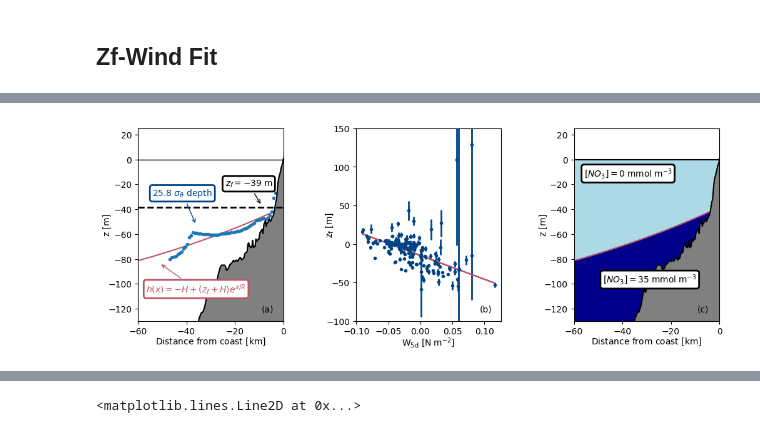
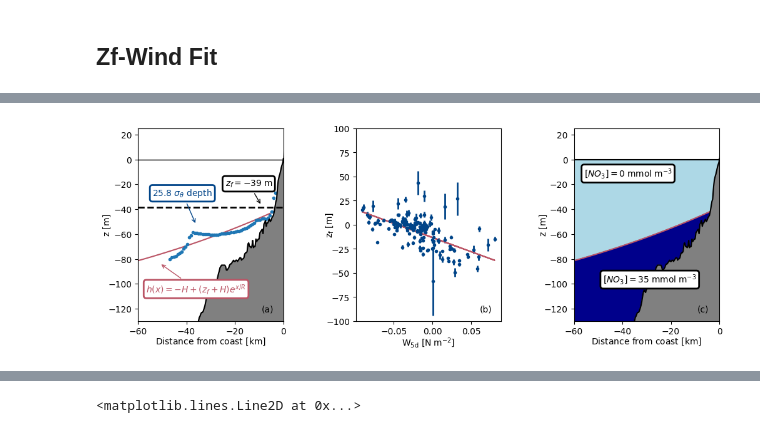
Before and after one commit to andrew-s28/shelf-nitrate-response-to-upwelling, a Jupyter notebook: notebooks/empirical_nitrate_model.ipynb, the cells around one changed output, grey strips where cells are left out. Drawn from its saved outputs; the diff is of its cells as text; code cells hidden in the pictures.

```diff
--- a/notebooks/empirical_nitrate_model.ipynb
+++ b/notebooks/empirical_nitrate_model.ipynb
@@ -469,11 +515,12 @@ Text(0.07, 0.63, '25.8 $\\sigma_{\\theta}$ Gridded\nTransect Data')
 wind_use = "w5d"
 wind_al_nhl, nhl_al_wind = xr.align(wind, nhl_grid)
 m = dt2cal(nhl_al_wind["time"].values).T[1]
-mask = (~np.isnan(nhl_al_wind.Zf)) & (~np.isnan(wind_al_nhl[wind_use]))
+mask = ((m >= 4) & (m <= 9)) & (fit_rmse < 10)
+
 wls_fit = sm.WLS(
     nhl_al_wind["Zf"][mask].values,
     sm.add_constant(wind_al_nhl[wind_use][mask].values),
-    1 / (nhl_al_wind["Zf_err"][mask].values ** 2),
+    weights=1 / nhl_al_wind["Zf_err"][mask].values,
     missing="drop",
 ).fit()
 fit = wls_fit.params[::-1]
@@ -496,16 +543,7 @@ ax.plot(
 ax.set_ylim(-100, 150)
 ax.set_xlabel("$\\mathsf{W_{5d}}$ [$\\mathsf{N \\; m^{-2}}$]", labelpad=0)
 ax.set_ylabel("$\\mathsf{Z_f}$ [$\\mathsf{m}$]", labelpad=-10)
-bbox = dict(boxstyle="round", fc="w")
-# ax.annotate(
-#     f'$\\beta_0={fit[1]:.2f}$ $\\mathsf{{m}}$\n$\\beta_1={fit[0]:.2f}$ $\\mathsf{{s/m}}$\n${{R^2={r_squared:.2f}}}$',
-#     xy=(0.95, 0.95),
-#     xycoords='axes fraction',
-#     bbox=bbox,
-#     fontsize=10,
-#     ha='right',
-#     va='top'
-# )
+bbox = {"boxstyle": "round", "fc": "w"}
 wls_fit.summary()
 # %% [output]
 WLS Regression Results
@@ -566,9 +584,9 @@ axs[0].plot(meters, topo, color="black")
 axs[0].set_ylim([-130, 25])
 axs[0].set_xlim([-60, 0])
 axs[0].set_xlabel("Distance from coast [$\\mathsf{km}$]", labelpad=0)
-axs[0].set_ylabel("z [$\\mathsf{m}$]", labelpad=-5)
+axs[0].set_ylabel("z [$\\mathsf{{m}}$]", labelpad=-5)
 axs[0].minorticks_off()
-bbox = dict(boxstyle="round", fc="w", ec="#BB5566", lw=2)
+bbox = {"boxstyle": "round", "fc": "w", "ec": "#BB5566", "lw": 2}
 axs[0].annotate(
     "$h(x)=-H+(z_f+H)e^{x/R}$",
     xy=(0.15, 0.3),
@@ -576,13 +594,13 @@ axs[0].annotate(
     xycoords="axes fraction",
     fontsize=10,
     bbox=bbox,
-    arrowprops=dict(arrowstyle="->", color="#BB5566"),
+    arrowprops={"arrowstyle": "->", "color": "#BB5566"},
     color="#BB5566",
     ha="center",
 )
 axs[0].axhline(d.Zf, ls="--", color="k", linewidth=2)
 axs[0].axhline(0, color="k", linewidth=1)
-bbox = dict(boxstyle="round", fc="w", ec="k", lw=2)
+bbox = {"boxstyle": "round", "fc": "w", "ec": "k", "lw": 2}
 axs[0].annotate(
     f"$z_f={d.Zf.values:.0f} \\; \\mathsf{{m}}$",
     xy=(0.85, 0.6),
@@ -590,10 +608,10 @@ axs[0].annotate(
     xycoords="axes fraction",
     fontsize=10,
     bbox=bbox,
-    arrowprops=dict(arrowstyle="->", color="k"),
+    arrowprops={"arrowstyle": "->", "color": "k"},
     color="k",
 )
-bbox = dict(boxstyle="round", fc="w", ec="#004488", lw=2)
+bbox = {"boxstyle": "round", "fc": "w", "ec": "#004488", "lw": 2}
 axs[0].annotate(
     "25.8 $\\sigma_{\\theta}$ depth",
     xy=(0.4, 0.5),
@@ -601,13 +619,13 @@ axs[0].annotate(
     xycoords="axes fraction",
     fontsize=10,
     bbox=bbox,
-    arrowprops=dict(arrowstyle="->", color="#004488"),
+    arrowprops={"arrowstyle": "->", "color": "#004488"},
     color="#004488",
 )
 
 
 # compare results below for rough estimates from AB 2002: a~=-0.85,b~=-23
-mask = (~np.isnan(nhl_al_wind.Zf)) & (~np.isnan(wind_al_nhl[wind_use]))
+mask = (~np.isnan(nhl_al_wind.Zf)) & (~np.isnan(wind_al_nhl[wind_use])) & (m >= 4) & (m <= 9) & (fit_rmse < 10)
 axs[1].errorbar(
     wind_al_nhl[wind_use][mask],
     nhl_al_wind["Zf"][mask],
@@ -623,13 +641,11 @@ axs[1].plot(
     label=f"$\\beta_0$={fit[1]:.2f}\n$\\beta_1$={fit[0]:.2f}",
     color="#BB5566",
 )
-axs[1].set_ylim(-100, 150)
+axs[1].set_ylim(-100, 100)
 axs[1].set_xlabel("$\\mathsf{W_{5d}}$ [$\\mathsf{N \\; m^{-2}}$]", labelpad=0)
 axs[1].set_ylabel("$\\mathsf{z_f}$ [$\\mathsf{m}$]", labelpad=-10)
 axs[1].minorticks_off()
-bbox = dict(boxstyle="round", fc="w")
-# axs[1].annotate(f'$\\beta_0={fit[1]:.2f}$ $\\mathsf{{m}}$\n$\\beta_1={fit[0]:.2f}$ $\\mathsf{{s/m}}$\n${{R^2={r_squared:.2f}}}$', xy=(0.95, 0.95), xycoords='axes fraction', bbox=bbox, fontsize=10, ha='right', va='top')
-
+bbox = {"boxstyle": "round", "fc": "w"}
 
 d = nhl_grid.isel(time=15)
 mask = ~np.isnan(d)
@@ -637,7 +653,7 @@ axs[2].fill_between(
     np.arange(-60, 5)[pycno(np.arange(-60, 5), d.Zf.values, d.R.values, d.H.values) < 0],
     pycno(np.arange(-60, 5), d.Zf.values, d.R.values, d.H.values)[
         pycno(np.arange(-60, 5), d.Zf.values, d.R.values, d.H.values) < 0
-    ],
+    ],  # ty:ignore[not-subscriptable]; this is ugly and probably should be fixed, but okay for now
     0,
     color="lightblue",
 )
@@ -646,7 +662,7 @@ axs[2].fill_between(
     -1000,
     pycno(np.arange(-60, 5), d.Zf.values, d.R.values, d.H.values)[
         pycno(np.arange(-60, 5), d.Zf.values, d.R.values, d.H.values) < 0
-    ],
+    ],  # ty:ignore[not-subscriptable]; this is ugly and probably should be fixed, but okay for now
     color="darkblue",
 )
 axs[2].fill_between(
@@ -667,43 +683,43 @@ axs[2].axhline(0, c="k")
 axs[2].set_ylim([-130, 25])
 axs[2].set_xlim([-60, 0])
 axs[2].set_xlabel("Distance from coast [$\\mathsf{km}$]", labelpad=0)
-axs[2].set_ylabel("z [$\\mathsf{m}$]", labelpad=-5)
+axs[2].set_ylabel("z [$\\mathsf{{m}}$]", labelpad=-5)
 axs[2].minorticks_off()
-bbox = dict(boxstyle="round", fc="w", ec="k", lw=2)
+bbox = {"boxstyle": "round", "fc": "w", "ec": "k", "lw": 2}
 axs[2].annotate(
     "$[NO_3]=0 \\; \\mathsf{mmol \\; m^{-3}}$",
     xy=(0.07, 0.75),
     xytext=(0.07, 0.75),
     xycoords="axes fraction",
     fontsize=10,
     bbox=bbox,
-    arrowprops=dict(arrowstyle="->", color="k"),
+    arrowprops={"arrowstyle": "->", "color": "k"},
     color="k",
 )
-bbox = dict(boxstyle="round", fc="w", ec="k", lw=2)
+bbox = {"boxstyle": "round", "fc": "w", "ec": "k", "lw": 2}
 axs[2].annotate(
     "$[NO_3]=35 \\; \\mathsf{mmol \\; m^{-3}}$",
     xy=(0.2, 0.2),
     xytext=(0.2, 0.2),
     xycoords="axes fraction",
     fontsize=10,
     bbox=bbox,
-    arrowprops=dict(arrowstyle="->", color="k"),
+    arrowprops={"arrowstyle": "->", "color": "k"},
     color="k",
 )
 
 
 axs[0].annotate("(a)", xy=(0.85, 0.05), xycoords="axes fraction", fontsize=10)
 axs[1].annotate("(b)", xy=(0.85, 0.05), xycoords="axes fraction", fontsize=10)
 axs[2].annotate("(c)", xy=(0.85, 0.05), xycoords="axes fraction", fontsize=10)
 
 plt.savefig(
     FIGURES_DIR / f"manuscript/{FIG_SAVE_FMT}/simple-model.{FIG_SAVE_FMT}",
     format=FIG_SAVE_FMT,
     dpi=600,
     bbox_inches="tight",
 )
 # %% [output]
-[figure, old version]
+[figure, new version]
 # %%
 wind_al_nitrate, nitrate_al_wind = xr.align(wind, inner_nitrate)
```
Also changed, not shown: parts of 17 cells of this notebook, 1 other file.
